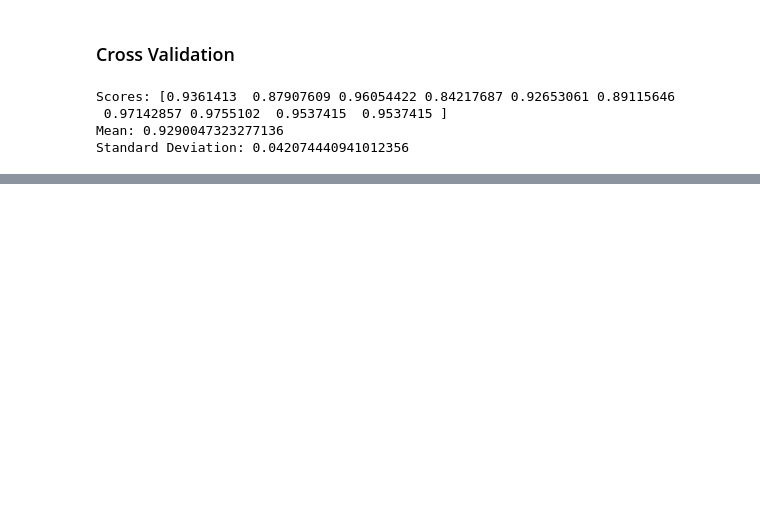
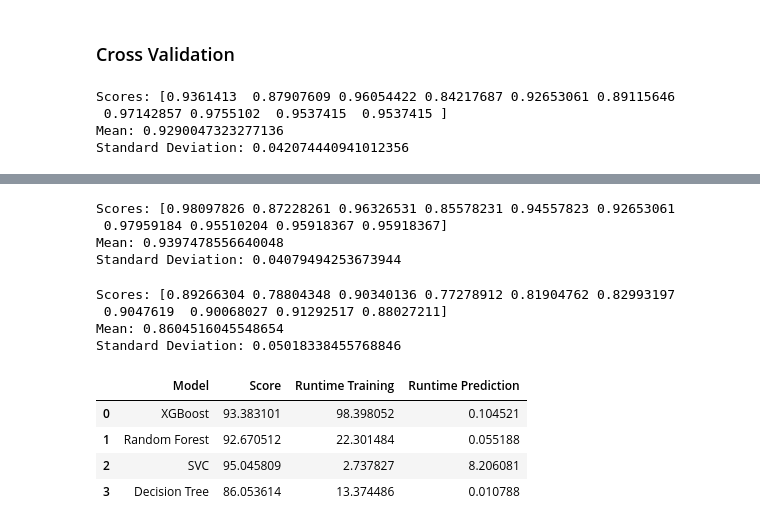
Before and after one commit to mosemb/HumanActivityRecognition, a Jupyter notebook: Har.ipynb, the cells around one changed output, grey strips where cells are left out. Cells and saved outputs as stored; diff of their text form; code cells hidden in the pictures; blank space fills up the shorter version.

Commit message:
comparision scores

```diff
--- a/Har.ipynb
+++ b/Har.ipynb
@@ -484,7 +484,7 @@ training_end = time.perf_counter()
 prediction_start = time.perf_counter()
 preds = clf.predict(Xtest)
 prediction_end = time.perf_counter()
-acc_svc = (preds == ytest).sum().astype(float) / len(preds)*100
+acc_clf = (preds == ytest).sum().astype(float) / len(preds)*100
 clf_train_time = training_end-training_start
 clf_prediction_time = prediction_end-prediction_start
 print("Scikit-Learn's Support Vector Machine Classifier's prediction accuracy is: %3.2f" % (acc_svc))
@@ -516,0 +522,41 @@ print("Standard Deviation:", scores.std())
+# %%
+svc_cv = svc = SVC()
+scores = cross_val_score(svc_cv, X, y, cv=10, scoring = "accuracy")
+print("Scores:", scores)
+print("Mean:", scores.mean())
+print("Standard Deviation:", scores.std())
+# %% [output]
+Scores: [0.98097826 0.87228261 0.96326531 0.85578231 0.94557823 0.92653061
+ 0.97959184 0.95510204 0.95918367 0.95918367]
+Mean: 0.9397478556640048
+Standard Deviation: 0.04079494253673944
+# %%
+clf_cv = DecisionTreeClassifier()
+scores = cross_val_score(clf_cv, X, y, cv=10, scoring = "accuracy")
+print("Scores:", scores)
+print("Mean:", scores.mean())
+print("Standard Deviation:", scores.std())
+# %% [output]
+Scores: [0.89266304 0.78804348 0.90340136 0.77278912 0.81904762 0.82993197
+ 0.9047619  0.90068027 0.91292517 0.88027211]
+Mean: 0.8604516045548654
+Standard Deviation: 0.05018338455768846
+# %%
+results = pd.DataFrame({
+    'Model': [
+              'XGBoost', 'Random Forest', 'SVC', 'Decision Tree'],
+    'Score': [acc_xgb, acc_rfc, acc_svc, acc_clf],
+    'Runtime_Training': [xgb_train_time, rfc_train_time,
+                         svc_train_time,clf_train_time],
+    'Runtime_Prediction': [xgb_prediction_time, rfc_prediction_time,
+                          svc_prediction_time,clf_prediction_time],
+    'Cross_Validation_Score': []
+})
+
+results
+# %% [output]
+|  | Model | Score | Runtime Training | Runtime Prediction |
+| 0 | XGBoost | 93.383101 | 98.398052 | 0.104521 |
+| 1 | Random Forest | 92.670512 | 22.301484 | 0.055188 |
+| 2 | SVC | 95.045809 | 2.737827 | 8.206081 |
+| 3 | Decision Tree | 86.053614 | 13.374486 | 0.010788 |
```
Also changed, not shown: parts of 3 cells of this notebook.
